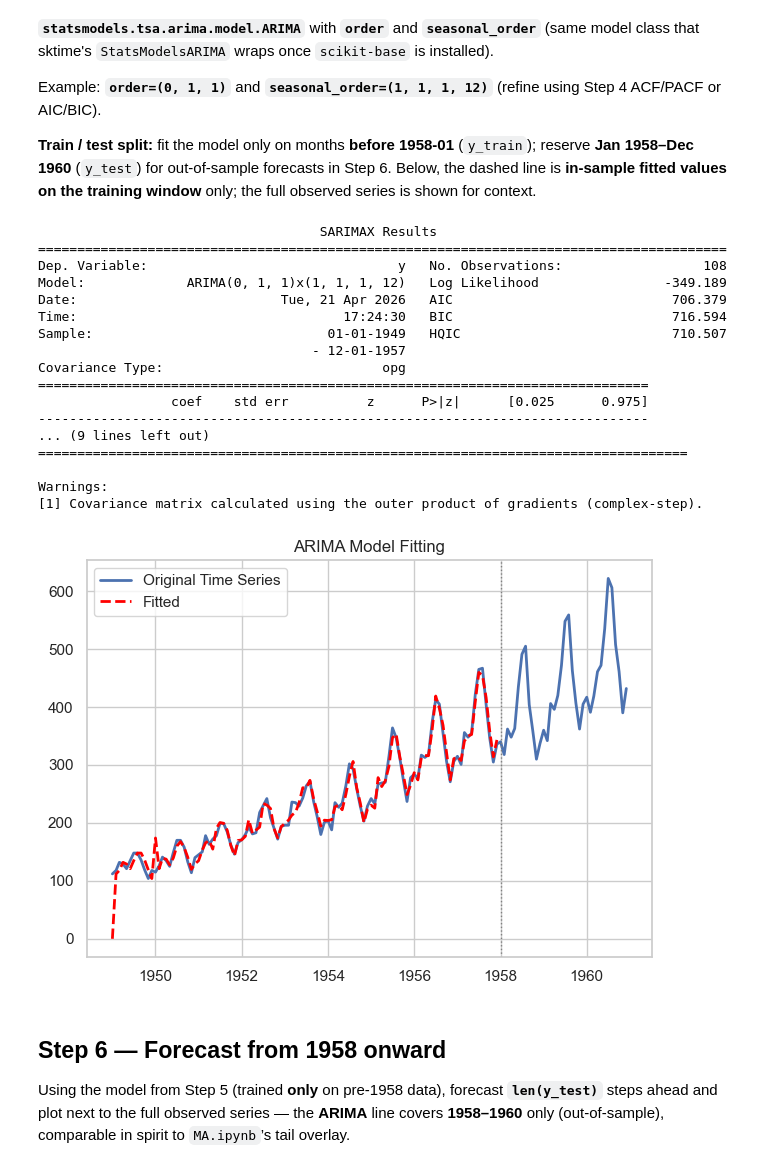
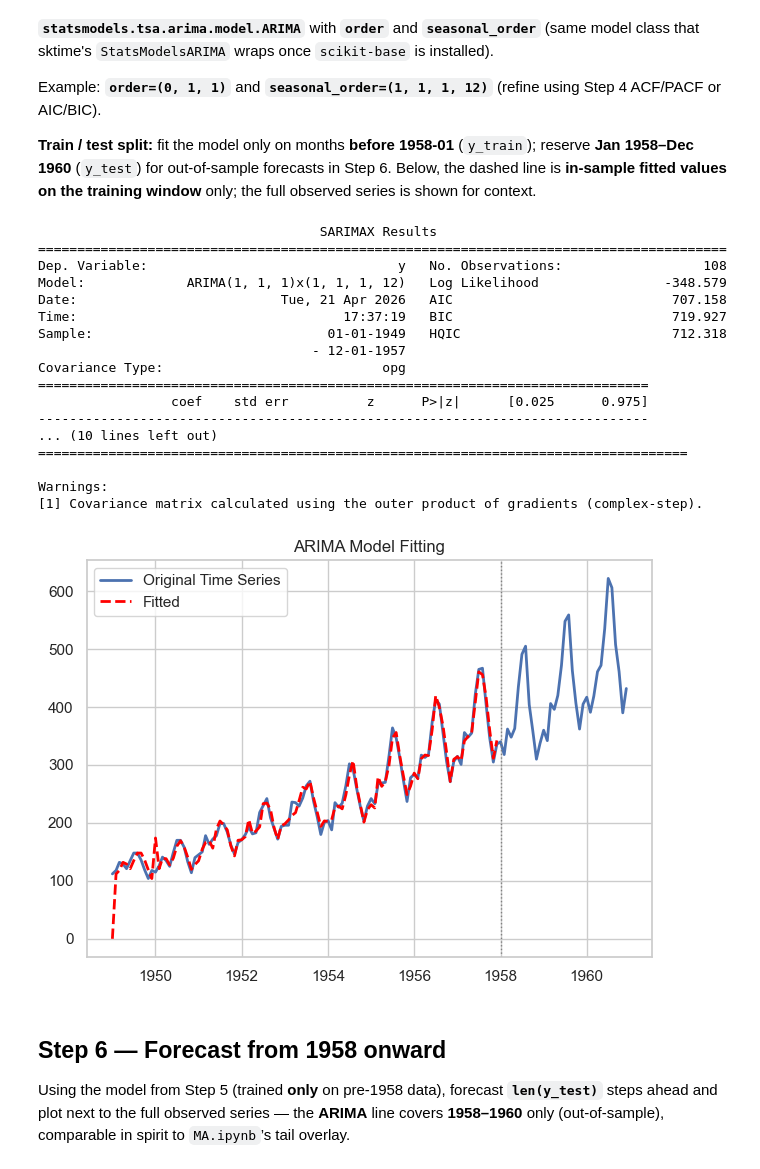
Before and after one commit to NetManAIOps/sktime, a Jupyter notebook: lectures/lec7/ARIMA.ipynb, the cells around one changed output. Saved outputs shown, nothing was run; the diff lists cells and outputs as text; code cells hidden in the pictures.

Commit message:
Lecture lec7: update MA (Holt-Winters) and ARIMA notebooks.
Made-with: Cursor

```diff
--- a/lectures/lec7/ARIMA.ipynb
+++ b/lectures/lec7/ARIMA.ipynb
@@ -346,7 +346,7 @@ import warnings
 import numpy as np
 import pandas as pd
 import matplotlib.pyplot as plt
-from sktime.datasets import load_airline
+import statsmodels.api as sm
 from statsmodels.tsa.stattools import adfuller
 from statsmodels.graphics.tsaplots import plot_acf, plot_pacf
 from statsmodels.tsa.arima.model import ARIMA
@@ -356,14 +356,13 @@ warnings.filterwarnings("ignore", category=FutureWarning)
 # Match MA.ipynb: same default figure size as plain plt.figure()
 FIGSIZE = tuple(map(float, plt.rcParams["figure.figsize"]))
 
-# AirPassengers from sktime
-y = load_airline().astype(float)
-
-# Keep monthly DatetimeIndex for downstream split/ARIMA plotting consistency
-if isinstance(y.index, pd.PeriodIndex):
-    y = y.copy()
-    y.index = y.index.to_timestamp(how="start")
-    y = y.asfreq("MS")
+# AirPassengers from Rdatasets (no sktime/skbase required for data loading)
+_air = sm.datasets.get_rdataset("AirPassengers", "datasets").data
+# Rdatasets "time" is decimal year (float); do NOT pass it to pd.date_range — pandas
+# interprets numeric starts as offsets from Unix epoch → wrong calendar (≈1970s).
+# Match MA.ipynb / textbook: monthly index 1949-01 … 1960-12.
+_idx = pd.date_range("1949-01-01", periods=len(_air), freq="MS")
+y = pd.Series(_air["value"].astype(float).values, index=_idx)
 
 # Statsmodels uses index freq for forecast calendar; ensure inferrable frequency
 _freq = pd.infer_freq(y.index)
@@ -617,7 +538,7 @@ Example: **`order=(0, 1, 1)`** and **`seasonal_order=(1, 1, 1, 12)`** (refine us
 **Train / test split:** fit the model only on months **before 1958-01** (`y_train`); reserve **Jan 1958–Dec 1960** (`y_test`) for out-of-sample forecasts in Step 6. Below, the dashed line is **in-sample fitted values on the training window** only; the full observed series is shown for context.
 # %%
 # Non-seasonal (p,d,q) and seasonal (P,D,Q); seasonal period s=12 months
-ORDER = (0, 1, 1)
+ORDER = (1, 1, 1)
 SEASONAL_ORDER = (1, 1, 1, 12)
 
 # Fit only on data before Jan 1958; hold out Jan 1958–Dec 1960 for Step 6
@@ -626,39 +547,39 @@ y_train = y.loc[y.index < SPLIT].copy()
 y_test = y.loc[y.index >= SPLIT].copy()
 
 model = ARIMA(y_train, order=ORDER, seasonal_order=SEASONAL_ORDER)
 res = model.fit()
 print(res.summary())
 
 fitted = res.fittedvalues
 
 plt.figure(figsize=FIGSIZE)
 plt.plot(y, label="Original Time Series", linewidth=2, color="C0")
 plt.plot(fitted, label="Fitted", linestyle="--", linewidth=2, color="red")
 plt.axvline(SPLIT, color="gray", linestyle=":", linewidth=1)
 plt.title("ARIMA Model Fitting")
 plt.legend()
 plt.grid(True)
 plt.tight_layout()
 plt.show()
 # %% [output]
                                     SARIMAX Results
 ========================================================================================
 Dep. Variable:                                y   No. Observations:                  108
-Model:             ARIMA(0, 1, 1)x(1, 1, 1, 12)   Log Likelihood                -349.189
-Date:                          Tue, 21 Apr 2026   AIC                            706.379
-Time:                                  17:24:30   BIC                            716.594
-Sample:                              01-01-1949   HQIC                           710.507
+Model:             ARIMA(1, 1, 1)x(1, 1, 1, 12)   Log Likelihood                -348.579
+Date:                          Tue, 21 Apr 2026   AIC                            707.158
+Time:                                  17:37:19   BIC                            719.927
+Sample:                              01-01-1949   HQIC                           712.318
                                    - 12-01-1957
 Covariance Type:                            opg
 ==============================================================================
                  coef    std err          z      P>|z|      [0.025      0.975]
 ------------------------------------------------------------------------------
-... (9 lines left out)
+... (10 lines left out)
 ===================================================================================
 
 Warnings:
 [1] Covariance matrix calculated using the outer product of gradients (complex-step).
-[figure, old version]
+[figure, new version]
 # %% [markdown]
 ## Step 6 — Forecast from 1958 onward
 
```
Also changed, not shown: parts of 2 cells of this notebook, 1 other file.
